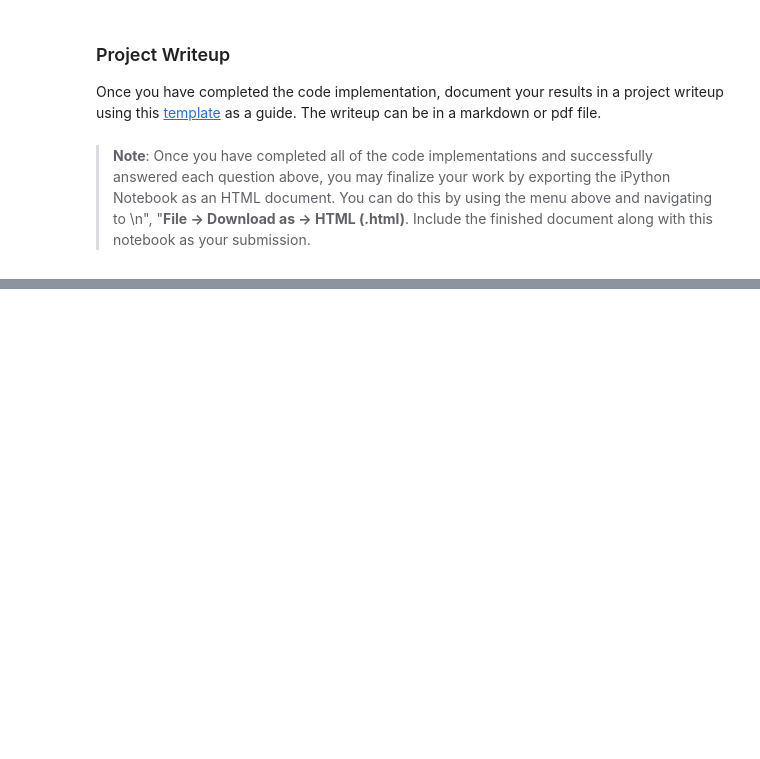
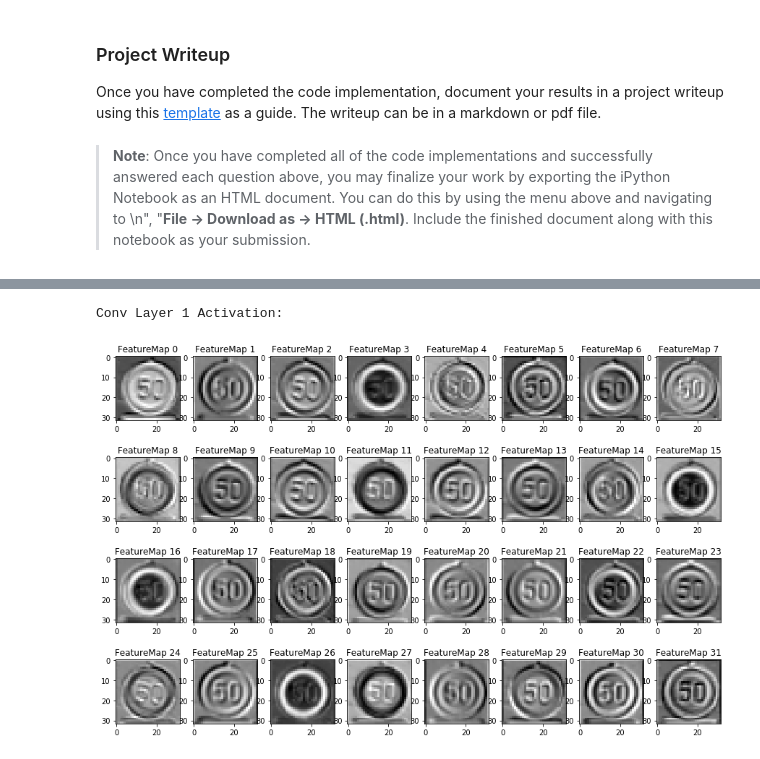
Before and after one commit to ashishsnaik/CarND-Traffic-Sign-Classifier-Project-P3, a Jupyter notebook: Traffic_Sign_Classifier.ipynb, the cells around one changed output, grey strips where cells are left out. Cells and saved outputs as stored; diff of their text form; code cells hidden in the pictures; blank space fills up the shorter version.

```diff
--- a/Traffic_Sign_Classifier.ipynb
+++ b/Traffic_Sign_Classifier.ipynb
@@ -1405,0 +1416,13 @@ def outputFeatureMap(image_input, tf_activation, activation_min=-1, activation_m
+# %%
+
+with tf.Session() as sess:
+    saver3 = tf.train.import_meta_graph(model_save_name+'.meta')
+    saver3.restore(sess, model_save_name)
+    image_input = image_input_normalized.reshape(1,32,32,3)
+    conv_layer_1_visual = sess.graph.get_tensor_by_name('Conv2D:0')
+
+    outputFeatureMap(image_input,conv_layer_1_visual)
+    print("Conv Layer 1 Activation: ")
+# %% [output]
+Conv Layer 1 Activation:
+[figure, added]
```
Also changed, not shown: parts of 2 cells of this notebook, 1 other file.
